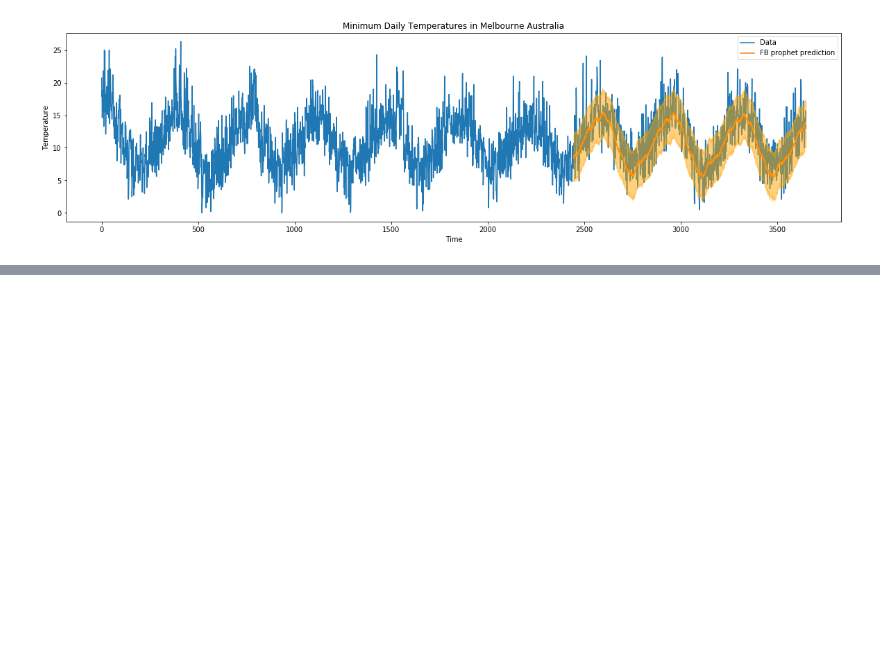
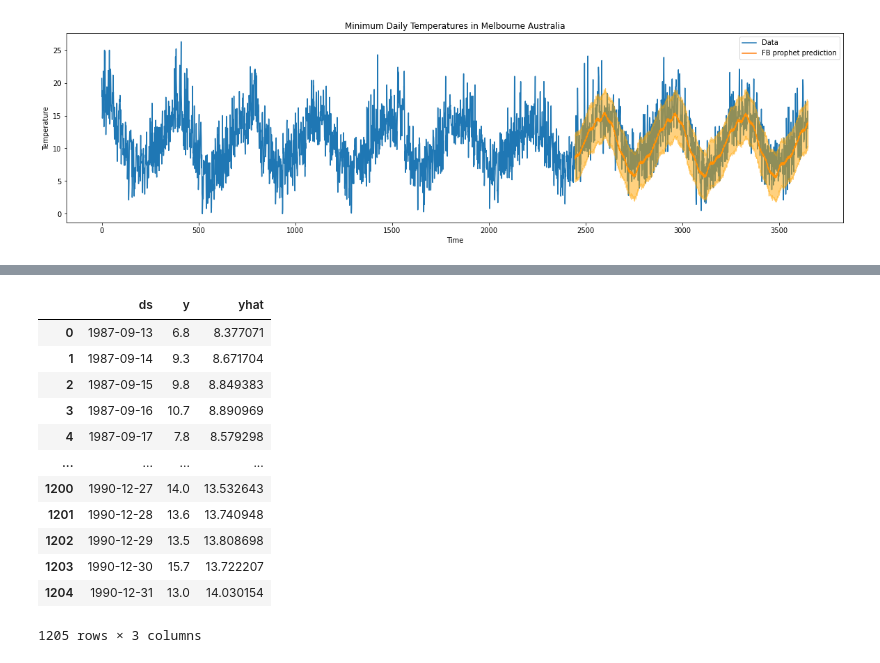
Before and after one commit to juanknebel/series-temporales-2020, a Jupyter notebook: notebooks/TimeSeries_prophet.ipynb, the cells around one changed output, grey strips where cells are left out. Drawn from its saved outputs; the diff is of its cells as text; code cells hidden in the pictures; blank space fills up the shorter version.

```diff
--- a/notebooks/TimeSeries_prophet.ipynb
+++ b/notebooks/TimeSeries_prophet.ipynb
@@ -120,0 +117,16 @@ mean_squared_error(results.y, results.yhat)
+# %%
+results
+# %% [output]
+|  | ds | y | yhat |
+| 0 | 1987-09-13 | 6.8 | 8.377071 |
+| 1 | 1987-09-14 | 9.3 | 8.671704 |
+| 2 | 1987-09-15 | 9.8 | 8.849383 |
+| 3 | 1987-09-16 | 10.7 | 8.890969 |
+| 4 | 1987-09-17 | 7.8 | 8.579298 |
+| ... | ... | ... | ... |
+| 1200 | 1990-12-27 | 14.0 | 13.532643 |
+| 1201 | 1990-12-28 | 13.6 | 13.740948 |
+| 1202 | 1990-12-29 | 13.5 | 13.808698 |
+| 1203 | 1990-12-30 | 15.7 | 13.722207 |
+| 1204 | 1990-12-31 | 13.0 | 14.030154 |
+1205 rows × 3 columns
```
Also changed, not shown: parts of 6 cells of this notebook, 2 other files.
